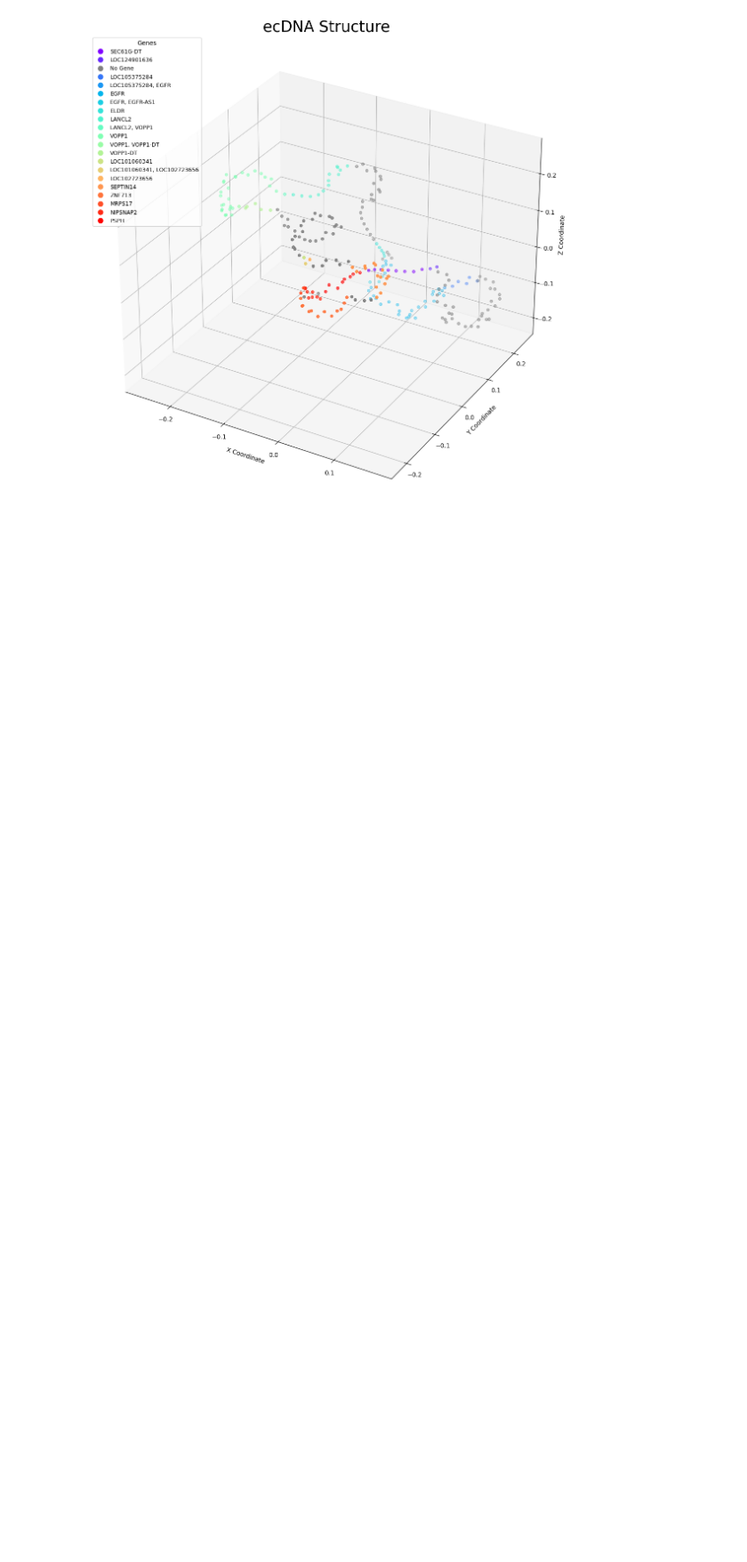
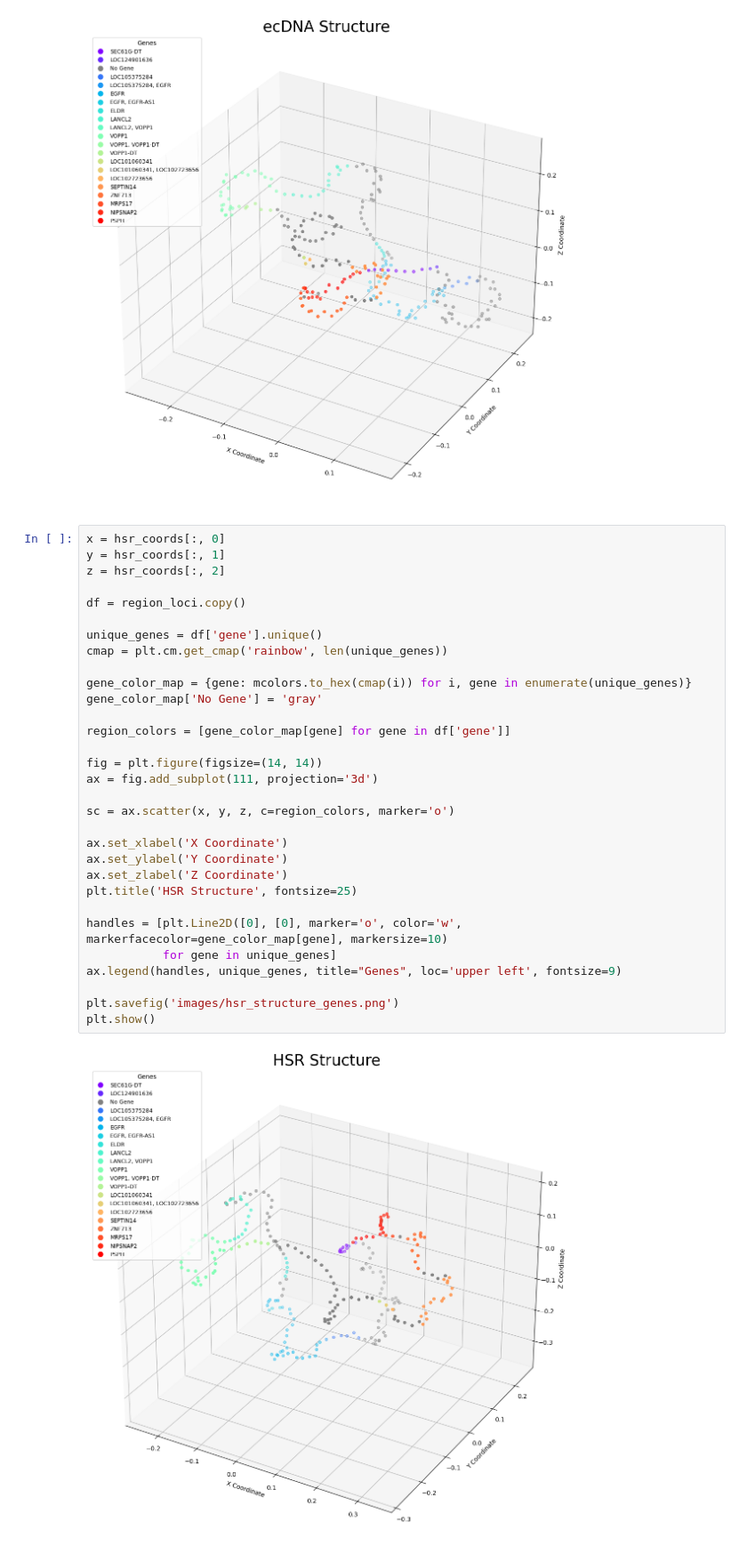
Before and after one commit to vikwaran03/DSC180B_Q2, a Jupyter notebook: Modeling/structure.ipynb, the cells around one changed output. Shown at 89% size. Cells and saved outputs as stored; diff of their text form; blank space fills up the shorter version.

```diff
--- a/Modeling/structure.ipynb
+++ b/Modeling/structure.ipynb
@@ -144,6 +144,39 @@ plt.savefig('images/ec_structure_genes.png')
 plt.show()
 # %% [output]
 [figure]
+# %%
+x = hsr_coords[:, 0]
+y = hsr_coords[:, 1]
+z = hsr_coords[:, 2]
+
+df = region_loci.copy()
+
+unique_genes = df['gene'].unique()
+cmap = plt.cm.get_cmap('rainbow', len(unique_genes))
+
+gene_color_map = {gene: mcolors.to_hex(cmap(i)) for i, gene in enumerate(unique_genes)}
+gene_color_map['No Gene'] = 'gray'
+
+region_colors = [gene_color_map[gene] for gene in df['gene']]
+
+fig = plt.figure(figsize=(14, 14))
+ax = fig.add_subplot(111, projection='3d')
+
+sc = ax.scatter(x, y, z, c=region_colors, marker='o')
+
+ax.set_xlabel('X Coordinate')
+ax.set_ylabel('Y Coordinate')
+ax.set_zlabel('Z Coordinate')
+plt.title('HSR Structure', fontsize=25)
+
+handles = [plt.Line2D([0], [0], marker='o', color='w', markerfacecolor=gene_color_map[gene], markersize=10)
+           for gene in unique_genes]
+ax.legend(handles, unique_genes, title="Genes", loc='upper left', fontsize=9)
+
+plt.savefig('images/hsr_structure_genes.png')
+plt.show()
+# %% [output]
+[figure, added]
 # %%
 x = ec_coords[:, 0]
 y = ec_coords[:, 1]
```
Also changed, not shown: 1 other file.
